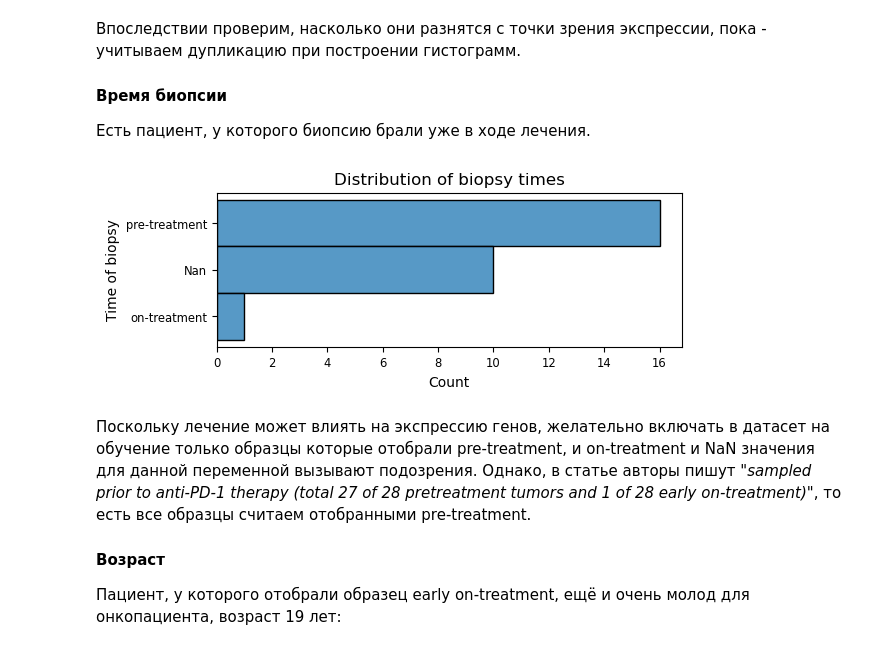
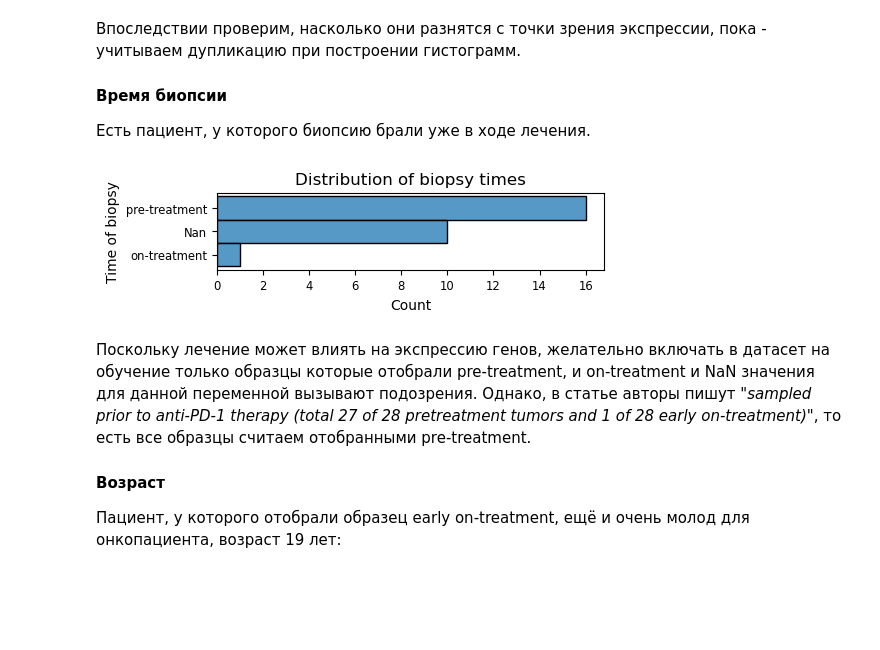
Before and after one commit to AlexNesm/BG-test, a Jupyter notebook: BostonGene test task.ipynb, the cells around one changed output. Saved outputs shown, nothing was run; the diff lists cells and outputs as text; code cells hidden in the pictures; blank space fills up the shorter version.

Commit message:
update figure on biopsy times

```diff
--- a/BostonGene test task.ipynb
+++ b/BostonGene test task.ipynb
@@ -105,25 +105,25 @@ phenotype_set1.loc[phenotype_set1['title'].str.contains('Pt27'), ['patient id',
 # %%
 phenotype_set1['unique patients'] = phenotype_set1['title'] != 'Pt27B'
 
-plt.figure(figsize=(6,2))
+plt.figure(figsize=(5,1))
 mpl.rcParams.update(mpl.rcParamsDefault)
 #plt.style.use('seaborn-poster')
 mpl.rcParams.update({'text.color' : "black",
                      'axes.labelcolor' : "black",
                     'xtick.color' : "black",
                      'ytick.labelsize':'small',
                      'xtick.labelsize':'small',
                     'ytick.color' : "black",
                     'axes.labelsize':'medium',
                     'legend.fontsize': 'medium',
                       'figure.figsize': (6, 2),
                         'figure.titlesize':'small'})
 sns.histplot(data=phenotype_set1[phenotype_set1['unique patients']].fillna({'biopsy time':'Nan'}), y = 'biopsy time')
 plt.title('Distribution of biopsy times')
 plt.ylabel('Time of biopsy')
 plt.show()
 # %% [output]
-[figure, old version]
+[figure, new version]
 # %% [markdown]
 Поскольку лечение может влиять на экспрессию генов, желательно включать в датасет на обучение только образцы которые отобрали pre-treatment, и on-treatment и NaN значения для данной переменной вызывают подозрения. Однако, в статье авторы пишут "*sampled prior to anti-PD-1 therapy (total 27 of 28 pretreatment tumors and 1 of 28 early on-treatment)*", то есть все образцы считаем отобранными pre-treatment.
 
```
